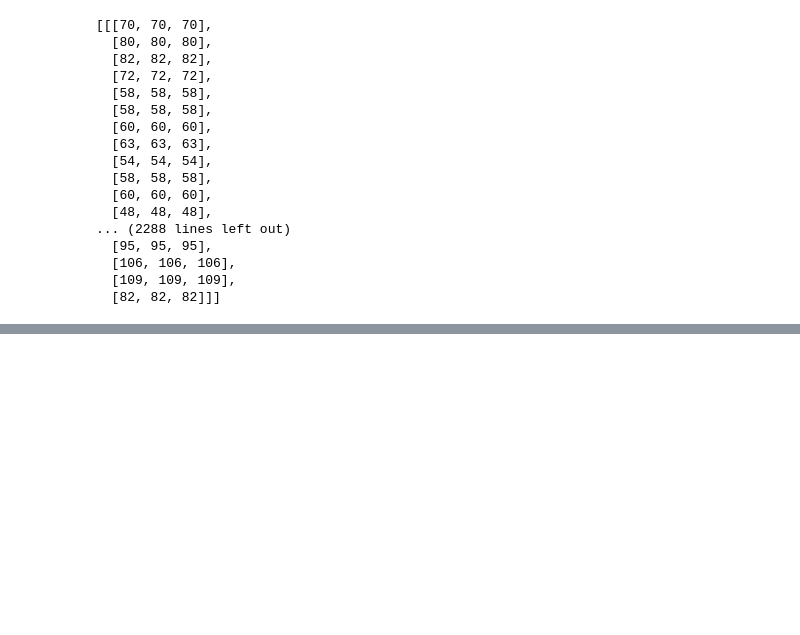
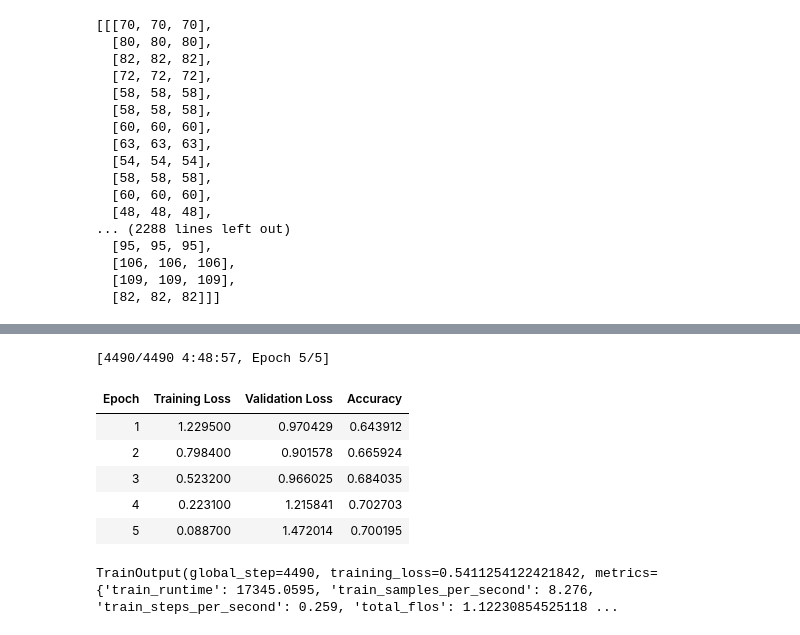
Before and after one commit to coppeneur/cv-deep-learning, a Jupyter notebook: vit_transformer.ipynb, the cells around one changed output, grey strips where cells are left out. Cells and saved outputs as stored; diff of their text form; code cells hidden in the pictures; blank space fills up the shorter version.

```diff
--- a/vit_transformer.ipynb
+++ b/vit_transformer.ipynb
@@ -122,29 +160,35 @@ def compute_metrics(p):
 # %%
 # Training arguments
 training_args = TrainingArguments(
     output_dir="./results",
     evaluation_strategy="epoch",
     learning_rate=2e-4,
-    per_device_train_batch_size=16,
-    per_device_eval_batch_size=16,
+    per_device_train_batch_size=32,
+    per_device_eval_batch_size=32,
     num_train_epochs=5,
-    weight_decay=0.01,
-    logging_dir="./logs",
-    logging_steps=10,
-    save_steps=100
+    weight_decay=0.01
 )
 
 # Trainer
 trainer = Trainer(
     model=model,
     args=training_args,
     train_dataset=train_dataset,
     eval_dataset=val_dataset,
     compute_metrics=compute_metrics
 )
 
 # Train the model
 trainer.train()
+# %% [output]
+[4490/4490 4:48:57, Epoch 5/5]
+| Epoch | Training Loss | Validation Loss | Accuracy |
+| 1 | 1.229500 | 0.970429 | 0.643912 |
+| 2 | 0.798400 | 0.901578 | 0.665924 |
+| 3 | 0.523200 | 0.966025 | 0.684035 |
+| 4 | 0.223100 | 1.215841 | 0.702703 |
+| 5 | 0.088700 | 1.472014 | 0.700195 |
+TrainOutput(global_step=4490, training_loss=0.5411254122421842, metrics={'train_runtime': 17345.0595, 'train_samples_per_second': 8.276, 'train_steps_per_second': 0.259, 'total_flos': 1.12230854525118 ...
 # %%
 # Evaluate the model
 trainer.evaluate()
```
Also changed, not shown: parts of 8 cells of this notebook.
